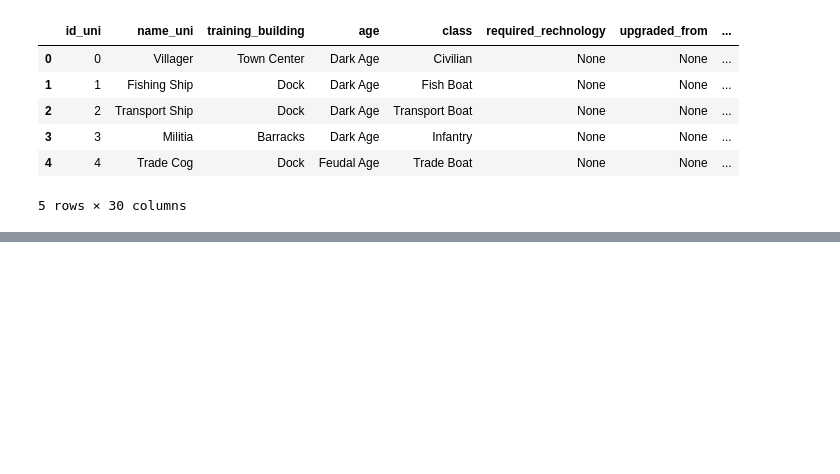
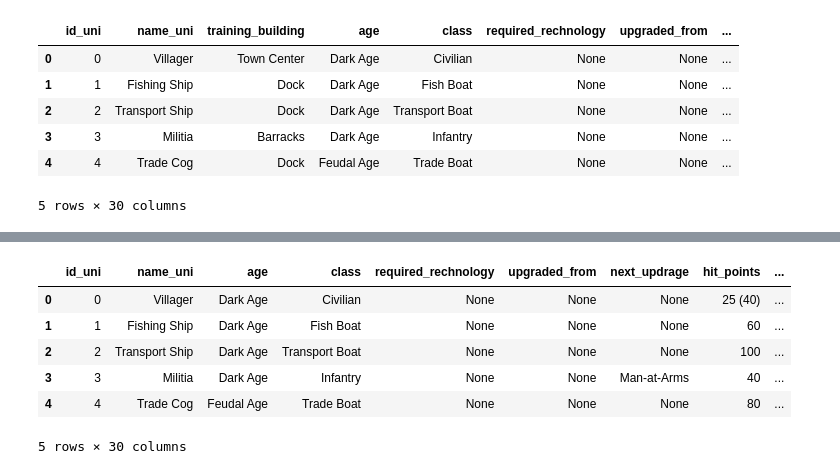
Before and after one commit to segomismo/Proyecto-ETL, a Jupyter notebook: src/api.ipynb, the cells around one changed output, grey strips where cells are left out. Drawn from its saved outputs; the diff is of its cells as text; code cells hidden in the pictures; blank space fills up the shorter version.

```diff
--- a/src/api.ipynb
+++ b/src/api.ipynb
@@ -332,0 +337,2 @@ edificios
+# %%
+unidades.rename(columns={'training_building': 'nombre_edificios'}, inplace=True)
@@ -332,0 +349,4 @@ edificios
+# %%
+#old_hdd= old_hdd.merge(actor, on= 'complete', how='left')
+unidades = unidades.merge(edificios, on ="nombre_edificios", how= "left")
+unidades.head()
@@ -332,0 +372,2 @@ edificios
+# %%
+unidades = unidades.drop("nombre_edificios", axis=1)
@@ -332,0 +395,12 @@ edificios
+# %%
+#df['columna_especifica'].replace("-", "0", inplace=True)
+unidades.replace("-", 0, inplace = True)
+unidades.head()
+# %% [output]
+|  | id_uni | name_uni | age | class | required_rechnology | upgraded_from | next_updrage | hit_points | ... |
+| 0 | 0 | Villager | Dark Age | Civilian | None | None | None | 25 (40) | ... |
+| 1 | 1 | Fishing Ship | Dark Age | Fish Boat | None | None | None | 60 | ... |
+| 2 | 2 | Transport Ship | Dark Age | Transport Boat | None | None | None | 100 | ... |
+| 3 | 3 | Militia | Dark Age | Infantry | None | None | Man-at-Arms | 40 | ... |
+| 4 | 4 | Trade Cog | Feudal Age | Trade Boat | None | None | None | 80 | ... |
+5 rows × 30 columns
```
Also changed, not shown: parts of 75 cells of this notebook.
